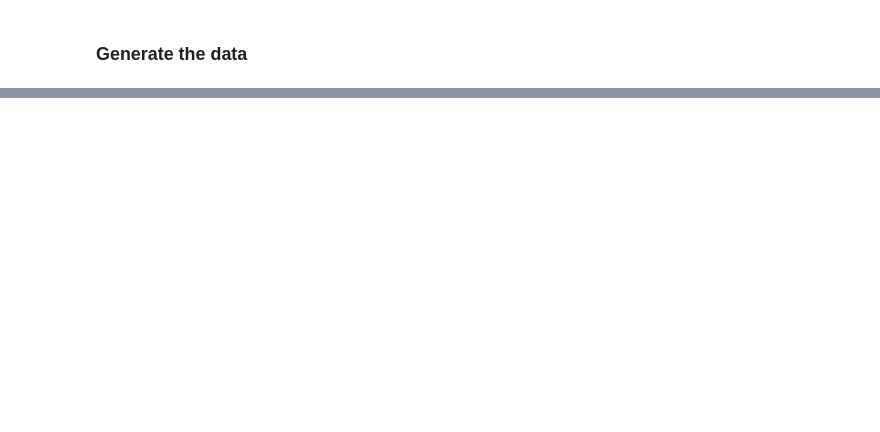
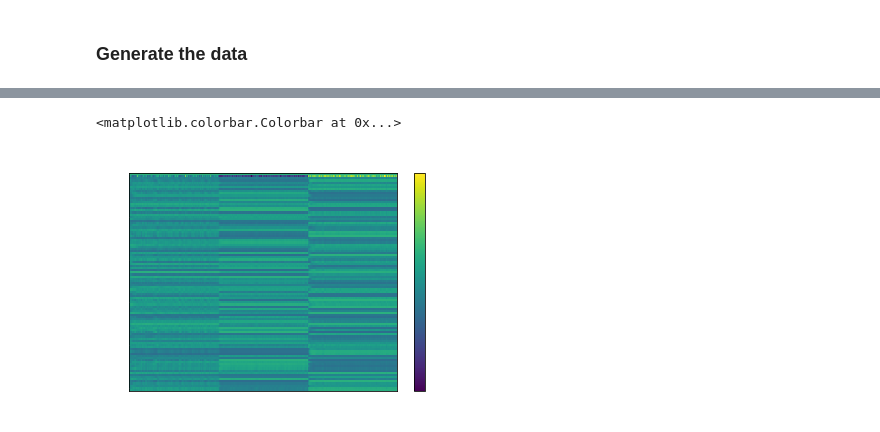
Before and after one commit to mizvol/miniESN, a Jupyter notebook: Synthetic.ipynb, the cells around one changed output, grey strips where cells are left out. Cells and saved outputs as stored; diff of their text form; code cells hidden in the pictures; blank space fills up the shorter version.

```diff
--- a/Synthetic.ipynb
+++ b/Synthetic.ipynb
@@ -29,0 +79,15 @@ imshow(data, aspect='auto')
+# %%
+# run the reservoir with the data and collect X
+x = zeros((resSize,1))
+for t in range(trainLen):
+    u = data[t]
+    x = (1-a)*x + a*tanh( dot( Win, vstack((1,u)) ) + dot( W, x ) )
+    if t >= initLen:
+        X[:,t-initLen] = vstack((1,u,x))[:,0]
+# %%
+imshow(X, aspect='auto')
+title("Reservoir activations $\mathbf{x}(n)$'")
+colorbar()
+# %% [output]
+<matplotlib.colorbar.Colorbar at 0x...>
+[figure, added]
```
Also changed, not shown: parts of 10 cells of this notebook.
